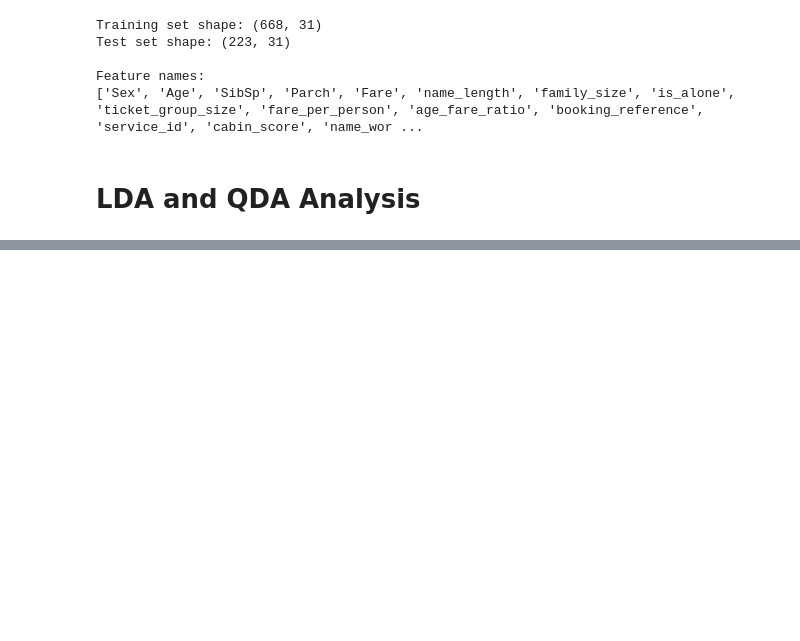
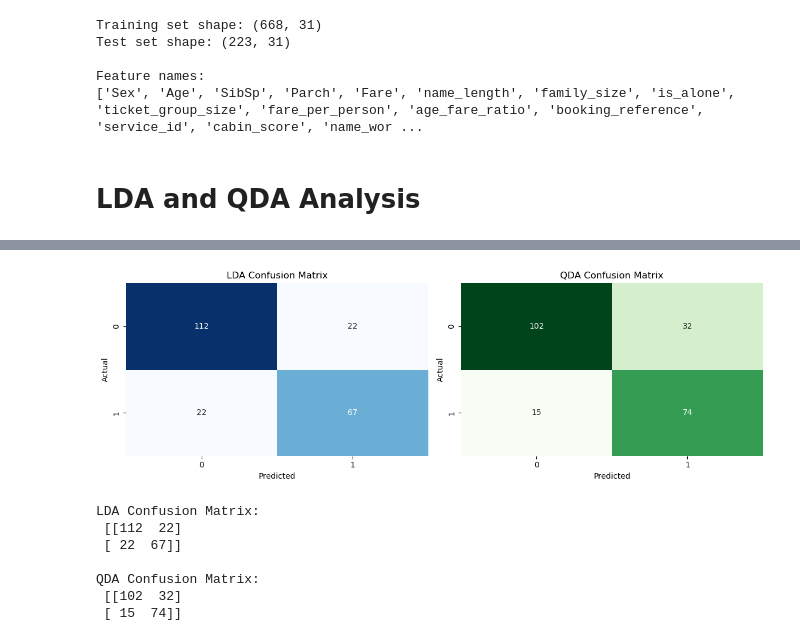
Before and after one commit to AequaIis/572Project, a Jupyter notebook: Preethi_Analysis.ipynb, the cells around one changed output, grey strips where cells are left out. Saved outputs shown, nothing was run; the diff lists cells and outputs as text; code cells hidden in the pictures; blank space fills up the shorter version.

```diff
--- a/Preethi_Analysis.ipynb
+++ b/Preethi_Analysis.ipynb
@@ -181,0 +226,20 @@ Feature names:
+# %%
+# Initialize QDA model with optimal parameters
+qda = QuadraticDiscriminantAnalysis(reg_param=0.0, store_covariance=True)
+qda.fit(X_train_scaled, y_train)
+
+# Make predictions
+y_train_pred_qda = qda.predict(X_train_scaled)
+y_test_pred_qda = qda.predict(X_test_scaled)
+
+# Evaluate QDA
+print("\n" + "="*50)
+print("QUADRATIC DISCRIMINANT ANALYSIS (QDA) RESULTS")
+print("="*50)
+print(f"Training Accuracy: {accuracy_score(y_train, y_train_pred_qda):.4f}")
+print(f"Test Accuracy: {accuracy_score(y_test, y_test_pred_qda):.4f}")
+print(f"Precision: {precision_score(y_test, y_test_pred_qda):.4f}")
+print(f"Recall: {recall_score(y_test, y_test_pred_qda):.4f}")
+print(f"F1-Score: {f1_score(y_test, y_test_pred_qda):.4f}")
+print("\nClassification Report:")
+print(classification_report(y_test, y_test_pred_qda))
@@ -181,0 +310,32 @@ Feature names:
+# %%
+# Visualize Confusion Matrices
+fig, axes = plt.subplots(1, 2, figsize=(12, 4))
+
+# LDA Confusion Matrix
+cm_lda = confusion_matrix(y_test, y_test_pred_lda)
+sns.heatmap(cm_lda, annot=True, fmt='d', cmap='Blues', ax=axes[0], cbar=False)
+axes[0].set_title('LDA Confusion Matrix')
+axes[0].set_ylabel('Actual')
+axes[0].set_xlabel('Predicted')
+
+# QDA Confusion Matrix
+cm_qda = confusion_matrix(y_test, y_test_pred_qda)
+sns.heatmap(cm_qda, annot=True, fmt='d', cmap='Greens', ax=axes[1], cbar=False)
+axes[1].set_title('QDA Confusion Matrix')
+axes[1].set_ylabel('Actual')
+axes[1].set_xlabel('Predicted')
+
+plt.tight_layout()
+plt.show()
+
+print("\nLDA Confusion Matrix:\n", cm_lda)
+print("\nQDA Confusion Matrix:\n", cm_qda)
+# %% [output]
+[figure, added]
+LDA Confusion Matrix:
+ [[112  22]
+ [ 22  67]]
+
+QDA Confusion Matrix:
+ [[102  32]
+ [ 15  74]]
```
Also changed, not shown: parts of 12 cells of this notebook, 1 other file.
